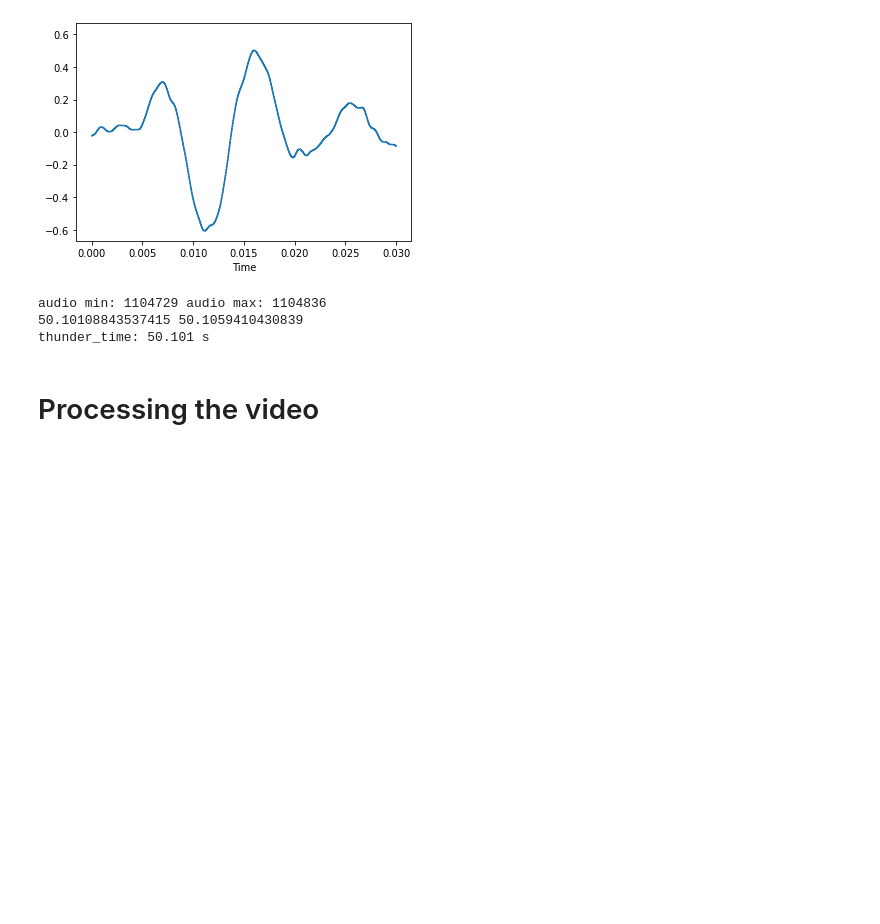
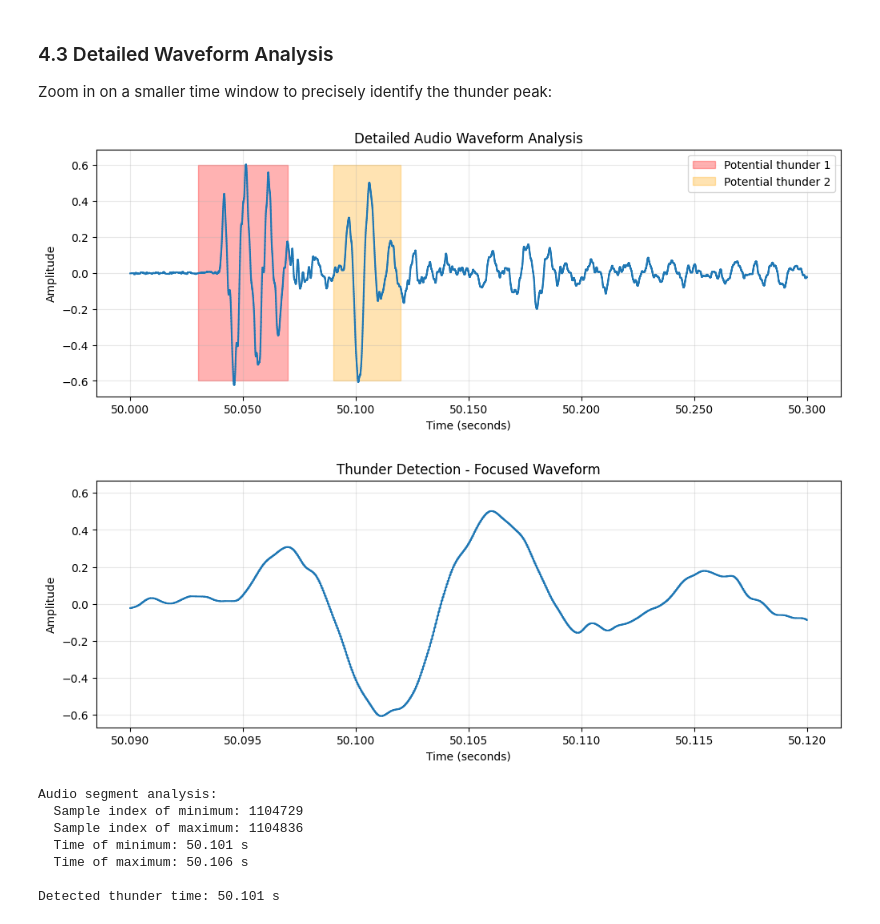
Before and after one commit to AlexeySergeyev/nice-cannon, a Jupyter notebook: cannon.ipynb, the cells around one changed output. Saved outputs shown, nothing was run; the diff lists cells and outputs as text; code cells hidden in the pictures; blank space fills up the shorter version.

```diff
--- a/cannon.ipynb
+++ b/cannon.ipynb
@@ -52,17 +151,61 @@ plt.show()
-# %%
-cut = np.arange(int(round((ta0+0.09)*sr)), int(round((ta0+0.12)*sr)))
-librosa.display.waveshow(audio[cut], sr=sr)
-plt.show()
-print('audio min:', cut[0]+audio[cut].argmin(),
-      'audio max:', cut[0]+audio[cut].argmax())
-
-print((cut[0]+audio[cut].argmin())/sr, (cut[0]+audio[cut].argmax())/sr)
-thunder_time = (cut[0]+audio[cut].argmin())/sr
-print(f'thunder_time: {thunder_time:.3f} s')
-# %% [output]
-[figure, removed]
-audio min: 1104729 audio max: 1104836
-50.10108843537415 50.1059410430839
-thunder_time: 50.101 s
-# %% [markdown]
-# Processing the video
+# %% [markdown]
+### 4.3 Detailed Waveform Analysis
+
+Zoom in on a smaller time window to precisely identify the thunder peak:
+# %%
+# Focus on a smaller time window for precise analysis
+ta0 = 50.0  # Start time (seconds)
+ta1 = 50.3  # End time (seconds)
+
+# Convert to sample indices
+cut = np.arange(int(round(ta0*sr)), int(round(ta1*sr)))
+
+# Plot detailed waveform with highlighted regions
+plt.figure(figsize=(12, 4))
+librosa.display.waveshow(audio[cut], sr=sr, offset=ta0)
+plt.fill_between([ta0+0.03, ta0+0.07], -0.6, 0.6, color='red', alpha=0.3, label='Potential thunder 1')
+plt.fill_between([ta0+0.09, ta0+0.12], -0.6, 0.6, color='orange', alpha=0.3, label='Potential thunder 2')
+plt.title('Detailed Audio Waveform Analysis')
+plt.xlabel('Time (seconds)')
+plt.ylabel('Amplitude')
+plt.legend()
+plt.grid(True, alpha=0.3)
+plt.show()
+
+# Focus on the second highlighted region (ta0+0.09 to ta0+0.12)
+# This appears to contain the strongest thunder signal
+cut = np.arange(int(round((ta0+0.09)*sr)), int(round((ta0+0.12)*sr)))
+
+# Display the focused waveform
+plt.figure(figsize=(12, 4))
+librosa.display.waveshow(audio[cut], sr=sr, offset=ta0+0.09)
+plt.title('Thunder Detection - Focused Waveform')
+plt.xlabel('Time (seconds)')
+plt.ylabel('Amplitude')
+plt.grid(True, alpha=0.3)
+plt.show()
+
+# Find the minimum and maximum points in the audio segment
+print('Audio segment analysis:')
+print(f'  Sample index of minimum: {cut[0]+audio[cut].argmin()}')
+print(f'  Sample index of maximum: {cut[0]+audio[cut].argmax()}')
+
+# Convert sample indices to time
+min_time = (cut[0]+audio[cut].argmin())/sr
+max_time = (cut[0]+audio[cut].argmax())/sr
+print(f'  Time of minimum: {min_time:.3f} s')
+print(f'  Time of maximum: {max_time:.3f} s')
+
+# Use the minimum (strongest negative peak) as thunder detection point
+thunder_time = min_time
+print(f'\nDetected thunder time: {thunder_time:.3f} s')
+# %% [output]
+[figure, added]
+[figure, added]
+Audio segment analysis:
+  Sample index of minimum: 1104729
+  Sample index of maximum: 1104836
+  Time of minimum: 50.101 s
+  Time of maximum: 50.106 s
+
+Detected thunder time: 50.101 s
```
Also changed, not shown: parts of 44 cells of this notebook, 3 other files.
